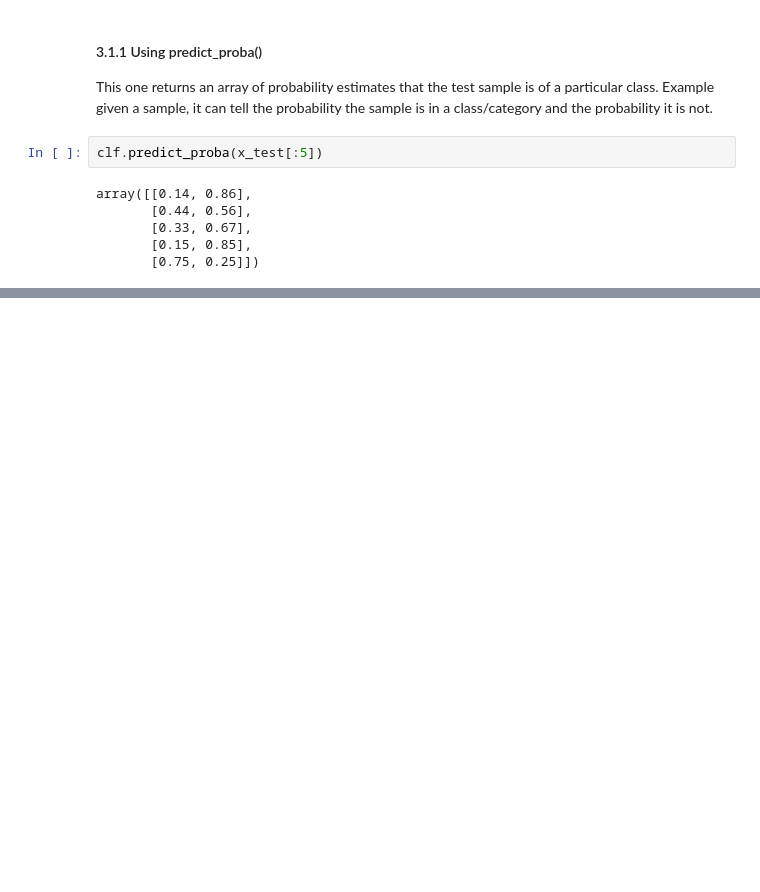
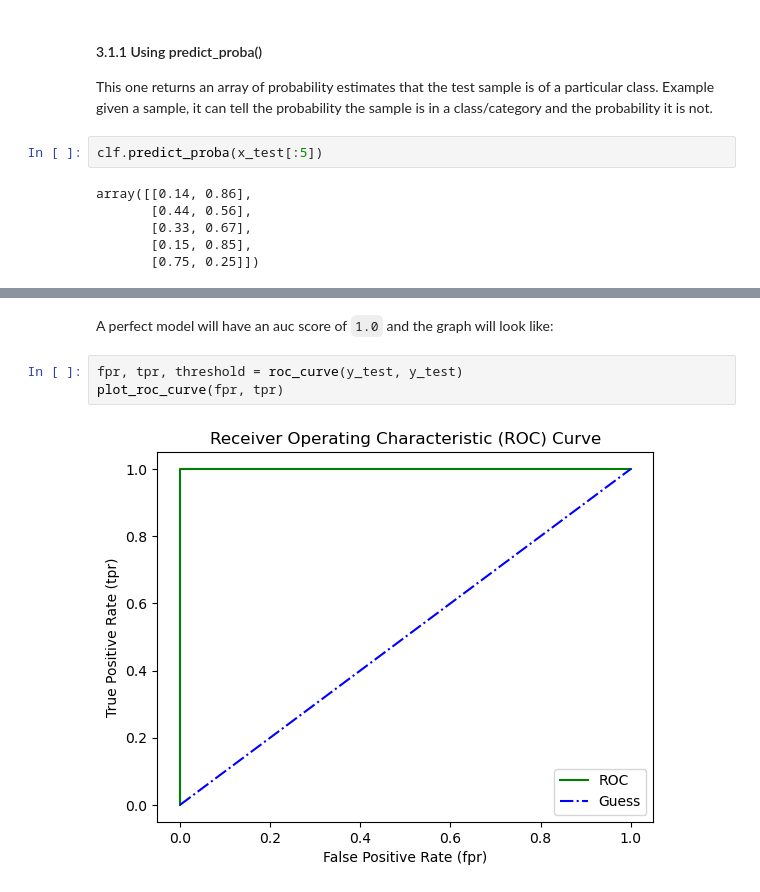
Before and after one commit to hassanShakur/data-science, a Jupyter notebook: scikit-workflow.ipynb, the cells around one changed output, grey strips where cells are left out. Saved outputs shown, nothing was run; the diff lists cells and outputs as text; blank space fills up the shorter version.

Commit message:
calc AUC score

```diff
--- a/scikit-workflow.ipynb
+++ b/scikit-workflow.ipynb
@@ -670,0 +680,7 @@ plot_roc_curve(fpr, tpr)
+# %% [markdown]
+A perfect model will have an auc score of `1.0` and the graph will look like:
+# %%
+fpr, tpr, threshold = roc_curve(y_test, y_test)
+plot_roc_curve(fpr, tpr)
+# %% [output]
+[figure, added]
```
Also changed, not shown: parts of 46 cells of this notebook.
